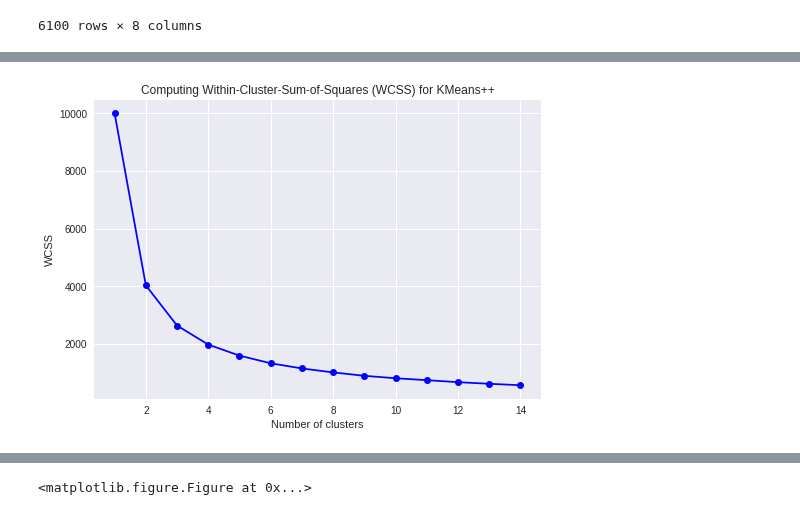
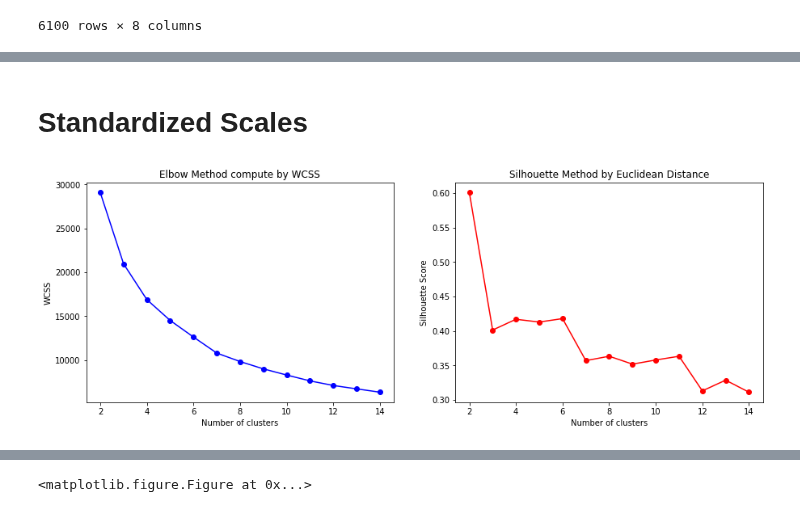
Before and after one commit to PisutSukpool/CRM-Analytics, a Jupyter notebook: Homework 06/Clustering.ipynb, the cells around one changed output, grey strips where cells are left out. Drawn from its saved outputs; the diff is of its cells as text; code cells hidden in the pictures.

```diff
--- a/Homework 06/Clustering.ipynb
+++ b/Homework 06/Clustering.ipynb
@@ -149,17 +148,2 @@ df_std.head(5)
-# %%
-from sklearn.cluster import KMeans
-# Use the Elbow method to find a good number of clusters using Within-Cluster-Sum-of-Squares (WCSS)
-wcss = []
-N = range(1, 15)
-for i in N:
-    kmeans = KMeans(n_clusters=i)
-    kmeans.fit_predict(df_std)
-    wcss.append(kmeans.inertia_)
-
-plt.plot(N, wcss, 'bo-')
-plt.title("Computing Within-Cluster-Sum-of-Squares (WCSS) for KMeans++")
-plt.xlabel("Number of clusters")
-plt.ylabel("WCSS")
-plt.show()
-# %% [output]
-[figure, removed]
+# %% [markdown]
+# **Standardized Scales**
@@ -165,0 +152,28 @@ plt.show()
+# %%
+wcss = []
+silet = []
+num_k = []
+i=1
+for k in range(2, 15):
+    kmeans = KMeans(n_clusters=k)
+    kmeans = kmeans.fit(df_std)
+    num_k.append(k)
+    wcss.append(kmeans.inertia_)
+    labels = kmeans.labels_
+    silet.append(silhouette_score(df_std,kmeans.labels_,metric='euclidean'))
+    i=i+1
+# %%
+fig, axes = plt.subplots(1,2, figsize=(15,5))
+axes[0].plot(num_k, wcss, 'bo-')
+axes[0].set_title('Elbow Method compute by WCSS')
+axes[0].set_xlabel("Number of clusters")
+axes[0].set_ylabel("WCSS")
+
+axes[1].plot(num_k, silet, 'bo-' ,color = 'red')
+axes[1].set_title('Silhouette Method by Euclidean Distance')
+axes[1].set_xlabel("Number of clusters")
+axes[1].set_ylabel("Silhouette Score")
+
+plt.show()
+# %% [output]
+[figure, added]
```
Also changed, not shown: parts of 14 cells of this notebook.
